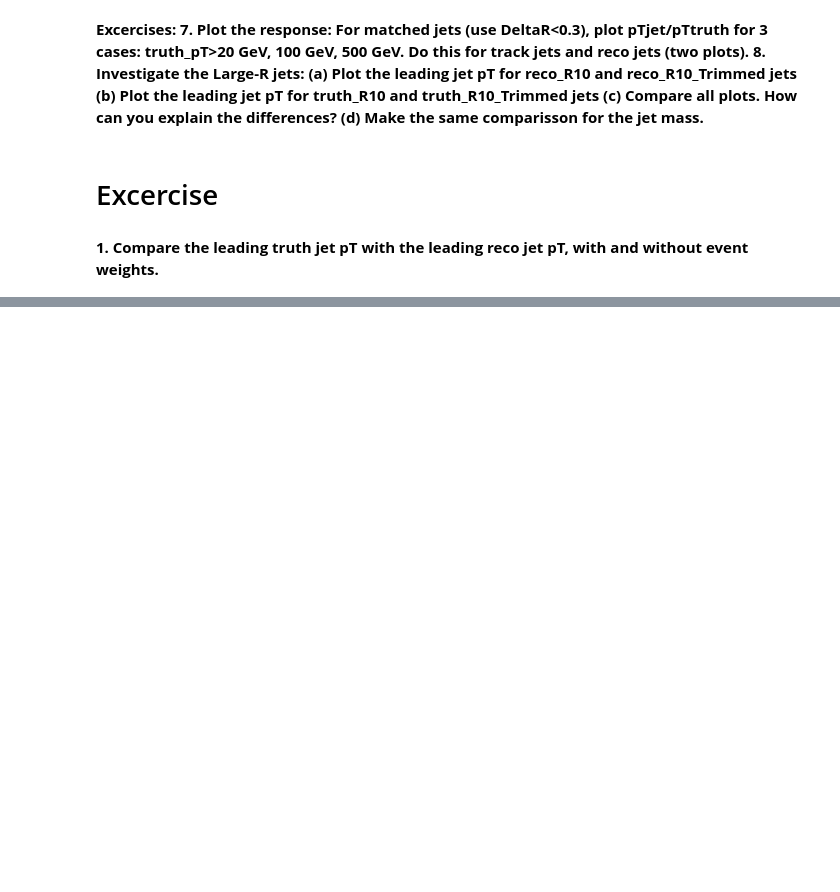
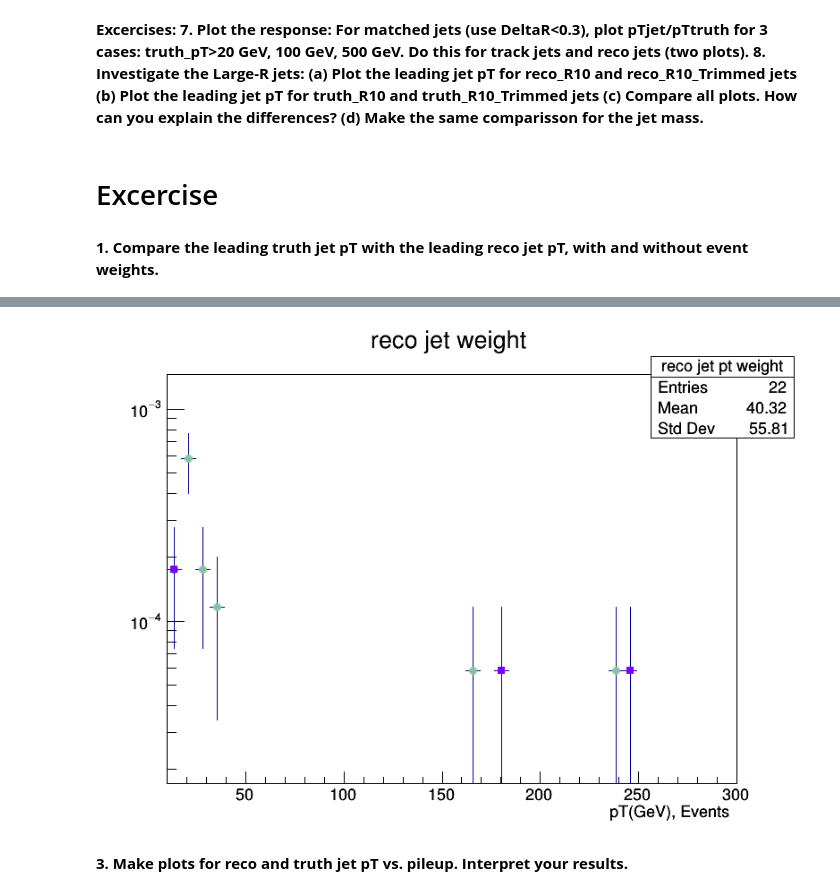
Before and after one commit to mstorresh/experimentalparticlesUNAL, a Jupyter notebook: Jets/Jets_cpp.ipynb, the cells around one changed output, grey strips where cells are left out. Saved outputs shown, nothing was run; the diff lists cells and outputs as text; code cells hidden in the pictures; blank space fills up the shorter version.

Commit message:
HW2, I did some of the excercise, I have question in the interpretation part

```diff
--- a/Jets/Jets_cpp.ipynb
+++ b/Jets/Jets_cpp.ipynb
@@ -263,0 +408,19 @@ canvas2->Draw();
+# %%
+hi_reco_pt_we->SetMarkerStyle(20);
+hi_reco_pt_we->SetMarkerColor(30);
+hi_reco_pt_we->Draw("");
+hi_tru_pt_we->SetMarkerStyle(21);
+hi_tru_pt_we->SetMarkerColor(52);
+hi_tru_pt_we->Draw("same");
+hi_tra_pt_we->SetMarkerStyle(22);
+hi_tra_pt_we->SetMarkerColor(77);
+hi_tra_pt_we->Draw("same");
+
+canvas13->SetLogy();
+canvas13->Draw();
+# %% [output]
+[figure, added]
+# %% [markdown]
+<b>
+3. Make plots for reco and truth jet pT vs. pileup. Interpret your results.
+</b>
```
Also changed, not shown: parts of 52 cells of this notebook, 2 other files.
